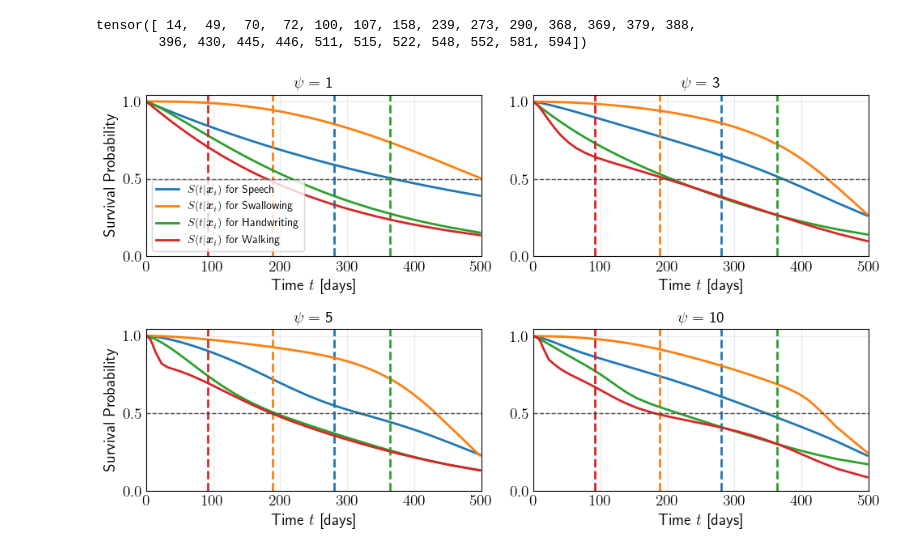
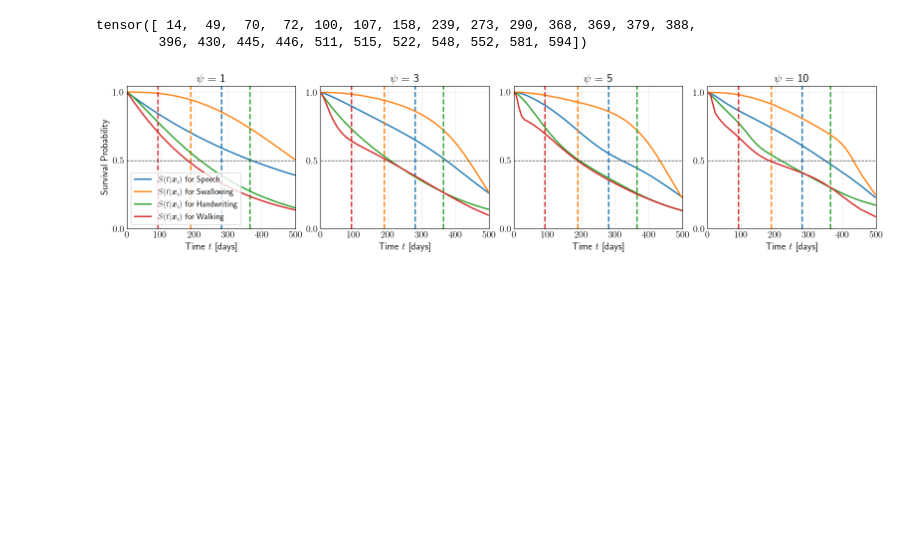
Before and after one commit to thecml/mensa, a Jupyter notebook: notebooks/plot_isd_mixtures.ipynb, the cells around one changed output. Saved outputs shown, nothing was run; the diff lists cells and outputs as text; code cells hidden in the pictures; blank space fills up the shorter version.

Commit message:
Updated plots

```diff
--- a/notebooks/plot_isd_mixtures.ipynb
+++ b/notebooks/plot_isd_mixtures.ipynb
@@ -13,7 +13,7 @@ import joblib
 matplotlib_style = 'default'
 import matplotlib.pyplot as plt; plt.style.use(matplotlib_style)
 plt.rcParams.update({'axes.labelsize': 'medium',
-                     'axes.titlesize': 'medium',
+                     'axes.titlesize': 'large',
                      'font.size': 14.0,
                      'text.usetex': True,
                      'text.latex.preamble': r'\usepackage{amsfonts} \usepackage{bm}'})
@@ -134,7 +134,7 @@ from SurvivalEVAL import LifelinesEvaluator
 from SurvivalEVAL.Evaluations.util import predict_median_survival_time
 
 # Configure plot dimensions
-fig, axes = plt.subplots(2, 2, figsize=(10, 6), constrained_layout=True)
+fig, axes = plt.subplots(1, 4, figsize=(16, 4), constrained_layout=True)
 
 axes = axes.flatten()  # Flatten axes for easy indexing
 
@@ -184,33 +184,33 @@ for i, trained_model_pred in enumerate(trained_model_preds):
             vline = ax.axvline(x=int(sample_tte), linestyle="dashed", linewidth=2, color=f"C{j}")
             # Store the vertical line handle and label separately
             vertical_line_handles.append(vline)
 
     # Add a horizontal dashed line at y=0.5
     ax.axhline(y=0.5, linestyle="dashed", linewidth=1, color="#4D4D4D")
 
     # Add labels and grid
-    if i % 2 == 0:  # Add \( y \)-label only for the first column
+    if i == 0:  # Add \( y \)-label only for the first column
         ax.set_ylabel("Survival Probability")
     ax.set_xlabel("Time $t$ [days]")
     ax.set_xlim((0, 500))
     ax.grid(True, alpha=0.25)
 
     # Set custom y-ticks to 1, 0.5, and 0
     ax.set_yticks([1, 0.5, 0])
 
     ax.tick_params(axis='y', which='both', length=0)
     ax.tick_params(axis='x', which='both', length=0)
 
     if i == 0:  # Add the legend only for the first subplot
-        ax.legend(fontsize=10)
+        ax.legend(fontsize=12)
 
 # Adjust layout
 plt.tight_layout()
 
 # Save the plot (optional)<
 plt.savefig(f"{cfg.PLOTS_DIR}/proact_isd_mixtures.pdf", format='pdf', bbox_inches='tight')
 
 # Show the plot
 plt.show()
 # %% [output]
-[figure, old version]
+[figure, new version]
```
Also changed, not shown: 1 other file.
